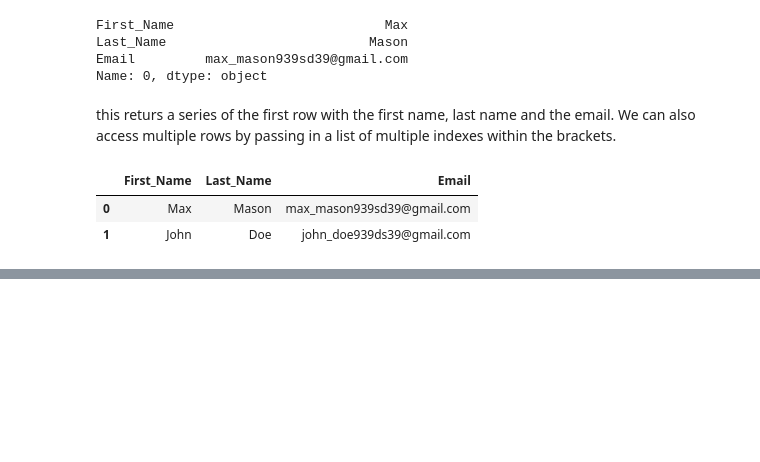
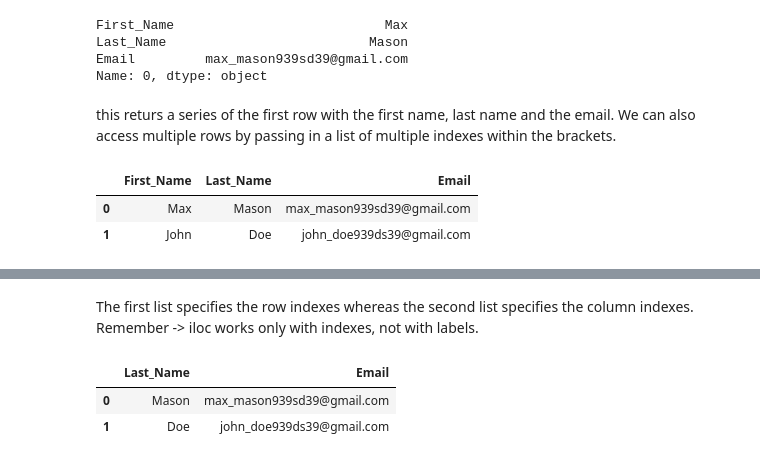
Before and after one commit to mitchxxmitch-code/Data-Cleaning-Tutorials, a Jupyter notebook: Data_Cleaning_Tutorial_1.ipynb, the cells around one changed output, grey strips where cells are left out. Cells and saved outputs as stored; diff of their text form; code cells hidden in the pictures; blank space fills up the shorter version.

```diff
--- a/Data_Cleaning_Tutorial_1.ipynb
+++ b/Data_Cleaning_Tutorial_1.ipynb
@@ -268,0 +277,8 @@ df.iloc[[0,1]]
+# %% [markdown]
+The first list specifies the row indexes whereas the second list specifies the column indexes. Remember -> iloc works only with indexes, not with labels.
+# %%
+df.loc[[0,1], ["Last_Name", "Email"]]
+# %% [output]
+|  | Last_Name | Email |
+| 0 | Mason | max_mason939sd39@gmail.com |
+| 1 | Doe | john_doe939ds39@gmail.com |
```
Also changed, not shown: parts of 9 cells of this notebook.
